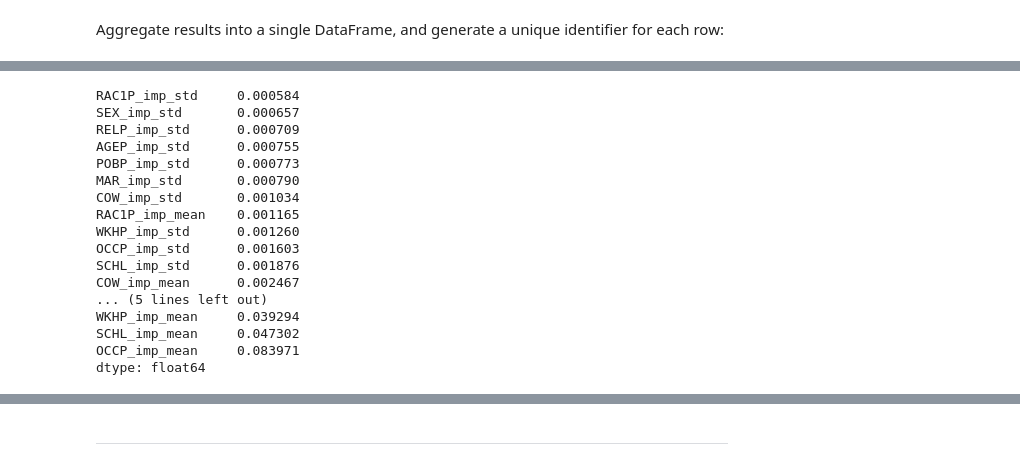
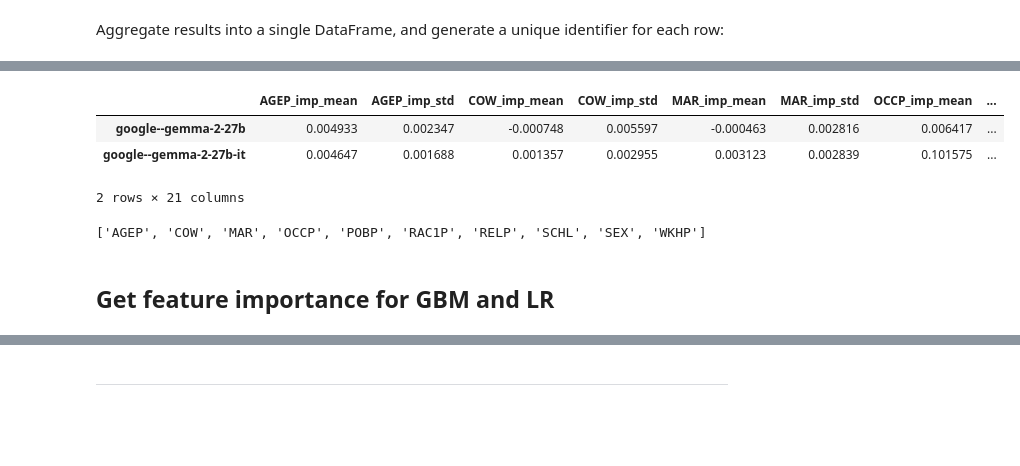
Before and after one commit to socialfoundations/folktexts, a Jupyter notebook: notebooks/parse-feature-importance-results.ipynb, the cells around one changed output, grey strips where cells are left out. Drawn from its saved outputs; the diff is of its cells as text; code cells hidden in the pictures; blank space fills up the shorter version.

```diff
--- a/notebooks/parse-feature-importance-results.ipynb
+++ b/notebooks/parse-feature-importance-results.ipynb
@@ -51,6 +53,6 @@ if len(results) == 0:
 # %% [markdown]
 Aggregate results into a single DataFrame, and generate a unique identifier for each row:
 # %%
-df = pd.DataFrame(results["ACSIncome"].values(), results["ACSIncome"].keys())
-df.head(2)
+llms_df = pd.DataFrame(results["ACSIncome"].values(), results["ACSIncome"].keys())
+print(f"{llms_df.shape=}")
 # %% [output]
@@ -60,21 +60,25 @@ df.head(2)
-# %%
-mean_results_df = df.mean().sort_values()
-mean_results_df
-# %% [output]
-RAC1P_imp_std     0.000584
-SEX_imp_std       0.000657
-RELP_imp_std      0.000709
-AGEP_imp_std      0.000755
-POBP_imp_std      0.000773
-MAR_imp_std       0.000790
-COW_imp_std       0.001034
-RAC1P_imp_mean    0.001165
-WKHP_imp_std      0.001260
-OCCP_imp_std      0.001603
-SCHL_imp_std      0.001876
-COW_imp_mean      0.002467
-... (5 lines left out)
-WKHP_imp_mean     0.039294
-SCHL_imp_mean     0.047302
-OCCP_imp_mean     0.083971
-dtype: float64
+# %%
+from utils import prettify_model_name
+
+# Add prettified model name
+llms_df["model_name"] = [prettify_model_name(m[m.find("--")+2:]) for m in llms_df.index]
+llms_df = llms_df.sort_values("model_name")
+
+llms_df.head(2)
+# %% [output]
+|  | AGEP_imp_mean | AGEP_imp_std | COW_imp_mean | COW_imp_std | MAR_imp_mean | MAR_imp_std | OCCP_imp_mean | ... |
+| google--gemma-2-27b | 0.004933 | 0.002347 | -0.000748 | 0.005597 | -0.000463 | 0.002816 | 0.006417 | ... |
+| google--gemma-2-27b-it | 0.004647 | 0.001688 | 0.001357 | 0.002955 | 0.003123 | 0.002839 | 0.101575 | ... |
+2 rows × 21 columns
+# %%
+import re
+all_features = [m["name"] for col in llms_df.columns if (m := re.fullmatch(r"^(?P<name>[a-zA-Z0-9]+)_imp_mean$", col))]
+
+feat_imp_cols = [f"{col}_imp_mean" for col in all_features]
+feat_imp_std_cols = [f"{col}_imp_std" for col in all_features]
+
+all_features
+# %% [output]
+['AGEP', 'COW', 'MAR', 'OCCP', 'POBP', 'RAC1P', 'RELP', 'SCHL', 'SEX', 'WKHP']
+# %% [markdown]
+## Get feature importance for GBM and LR
```
Also changed, not shown: parts of 24 cells of this notebook, 2 other files.
